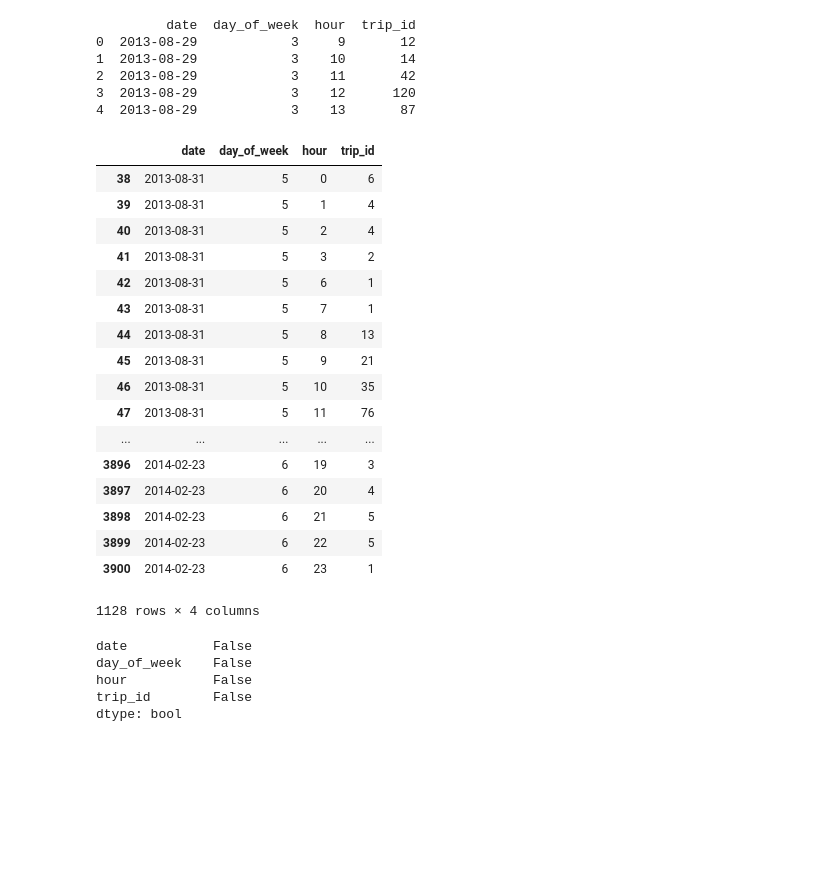
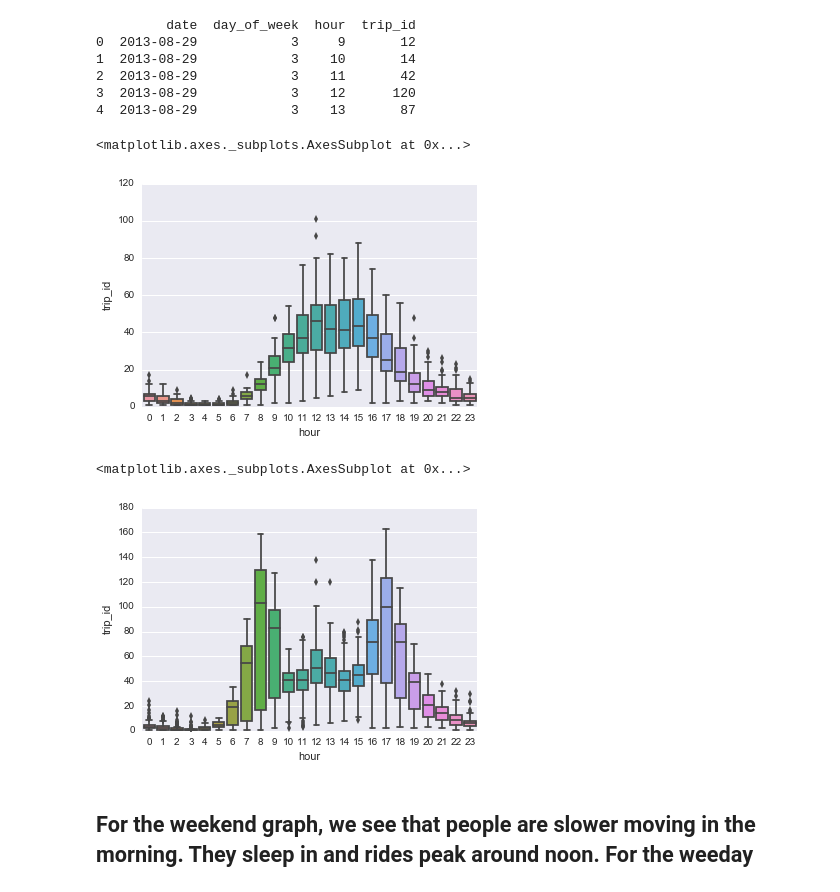
Before and after one commit to jonhilgart22/Galvanize-Statistics, a Jupyter notebook: week1/1-3_EDA/DSCI6002-1.3-Lab-JH(Worked_with_Camille).ipynb, the cells around one changed output. Cells and saved outputs as stored; diff of their text form; code cells hidden in the pictures; blank space fills up the shorter version.

```diff
--- a/week1/1-3_EDA/DSCI6002-1.3-Lab-JH(Worked_with_Camille).ipynb
+++ b/week1/1-3_EDA/DSCI6002-1.3-Lab-JH(Worked_with_Camille).ipynb
@@ -608,36 +608,19 @@ print(grouped_weekend.head())
 4  2013-08-29            3    13       87
 # %%
 criteria = grouped_weekend['day_of_week'].map( lambda x: x==5 or x ==6)
-grouped_weekend[criteria]
+weekends =grouped_weekend[criteria]
 #weekends = grouped_weekend[(grouped_weekend['day_of_week'].all()==5) and (grouped_weekend['day_of_week'].all()==6)]
 
-#df.groupby('Letters').filter(lambda x: len(x) > 2)
-#Monday is 0 Sunday is 6
-#.filter(lambda x: trips.day_of_week>=0 and  trips.day_of_week<=4)
+sns.boxplot(x=weekends.hour, y=weekends.trip_id)  ## This is the distribution for the weekends
 # %% [output]
-|  | date | day_of_week | hour | trip_id |
-| 38 | 2013-08-31 | 5 | 0 | 6 |
-| 39 | 2013-08-31 | 5 | 1 | 4 |
-| 40 | 2013-08-31 | 5 | 2 | 4 |
-| 41 | 2013-08-31 | 5 | 3 | 2 |
-| 42 | 2013-08-31 | 5 | 6 | 1 |
-| 43 | 2013-08-31 | 5 | 7 | 1 |
-| 44 | 2013-08-31 | 5 | 8 | 13 |
-| 45 | 2013-08-31 | 5 | 9 | 21 |
-| 46 | 2013-08-31 | 5 | 10 | 35 |
-| 47 | 2013-08-31 | 5 | 11 | 76 |
-| ... | ... | ... | ... | ... |
-| 3896 | 2014-02-23 | 6 | 19 | 3 |
-| 3897 | 2014-02-23 | 6 | 20 | 4 |
-| 3898 | 2014-02-23 | 6 | 21 | 5 |
-| 3899 | 2014-02-23 | 6 | 22 | 5 |
-| 3900 | 2014-02-23 | 6 | 23 | 1 |
-1128 rows × 4 columns
+<matplotlib.axes._subplots.AxesSubplot at 0x...>
+[figure, added]
-# %%
-print(weekends)
-# %% [output]
-date           False
-day_of_week    False
-hour           False
-trip_id        False
-dtype: bool
+# %%
+c = grouped_weekend['day_of_week'].map( lambda x: x>=0 or x <5)
+weekdays =grouped_weekend[c]
+sns.boxplot(x=weekdays.hour, y=weekdays.trip_id)  ## This is the graph for the weekdays
+# %% [output]
+<matplotlib.axes._subplots.AxesSubplot at 0x...>
+[figure, added]
+# %% [markdown]
+## For the weekend graph, we see that people are slower moving in the morning. They sleep in and rides peak around noon. For the weeday
```
